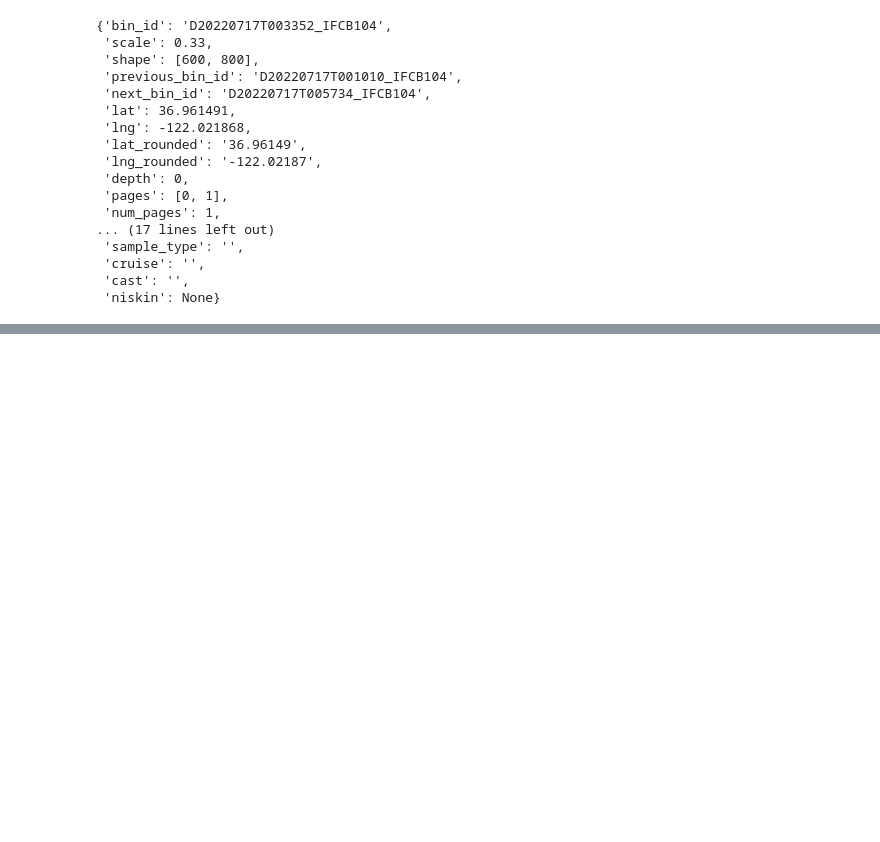
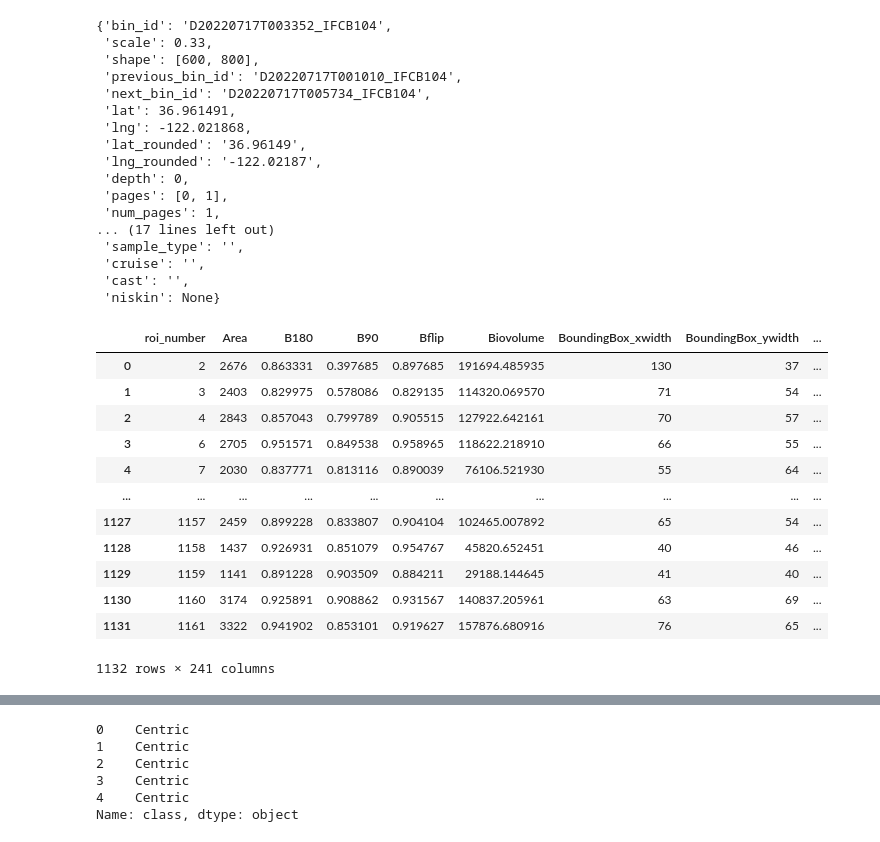
Before and after one commit to CeNCOOS/OBIS_workshop_2024_IFCB, a Jupyter notebook: getSantaCruzdata.ipynb, the cells around one changed output, grey strips where cells are left out. Saved outputs shown, nothing was run; the diff lists cells and outputs as text; code cells hidden in the pictures; blank space fills up the shorter version.

```diff
--- a/getSantaCruzdata.ipynb
+++ b/getSantaCruzdata.ipynb
@@ -338,7 +322,21 @@ details
  'cast': '',
  'niskin': None}
 # %%
-#get_labels_for_taxon
+features
+# %% [output]
+|  | roi_number | Area | B180 | B90 | Bflip | Biovolume | BoundingBox_xwidth | BoundingBox_ywidth | ... |
+| 0 | 2 | 2676 | 0.863331 | 0.397685 | 0.897685 | 191694.485935 | 130 | 37 | ... |
+| 1 | 3 | 2403 | 0.829975 | 0.578086 | 0.829135 | 114320.069570 | 71 | 54 | ... |
+| 2 | 4 | 2843 | 0.857043 | 0.799789 | 0.905515 | 127922.642161 | 70 | 57 | ... |
+| 3 | 6 | 2705 | 0.951571 | 0.849538 | 0.958965 | 118622.218910 | 66 | 55 | ... |
+| 4 | 7 | 2030 | 0.837771 | 0.813116 | 0.890039 | 76106.521930 | 55 | 64 | ... |
+| ... | ... | ... | ... | ... | ... | ... | ... | ... | ... |
+| 1127 | 1157 | 2459 | 0.899228 | 0.833807 | 0.904104 | 102465.007892 | 65 | 54 | ... |
+| 1128 | 1158 | 1437 | 0.926931 | 0.851079 | 0.954767 | 45820.652451 | 40 | 46 | ... |
+| 1129 | 1159 | 1141 | 0.891228 | 0.903509 | 0.884211 | 29188.144645 | 41 | 40 | ... |
+| 1130 | 1160 | 3174 | 0.925891 | 0.908862 | 0.931567 | 140837.205961 | 63 | 69 | ... |
+| 1131 | 1161 | 3322 | 0.941902 | 0.853101 | 0.919627 | 157876.680916 | 76 | 65 | ... |
+1132 rows × 241 columns
 # %%
 # create event table
 # want to create this as a module which we pass information to but for now mostly static...
@@ -375 +377,10 @@ eventdf
+# %%
+classtable['class'][ci[0][:]]
+# %% [output]
+0    Centric
+1    Centric
+2    Centric
+3    Centric
+4    Centric
+Name: class, dtype: object
 # %%
```
Also changed, not shown: parts of 20 cells of this notebook.
